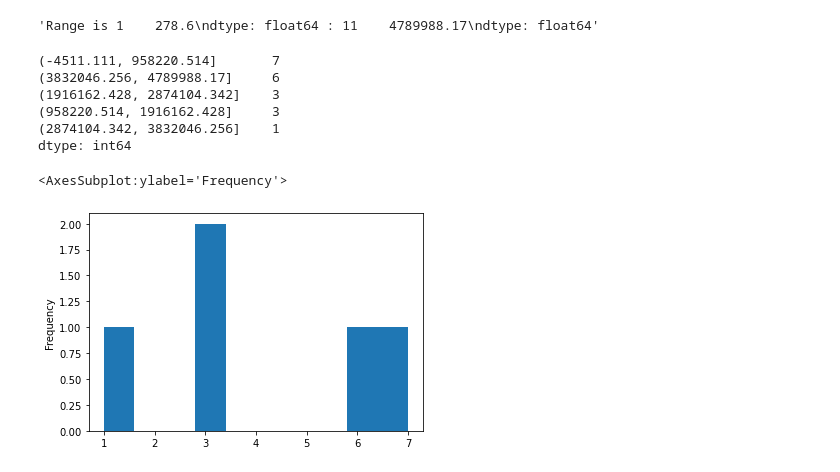
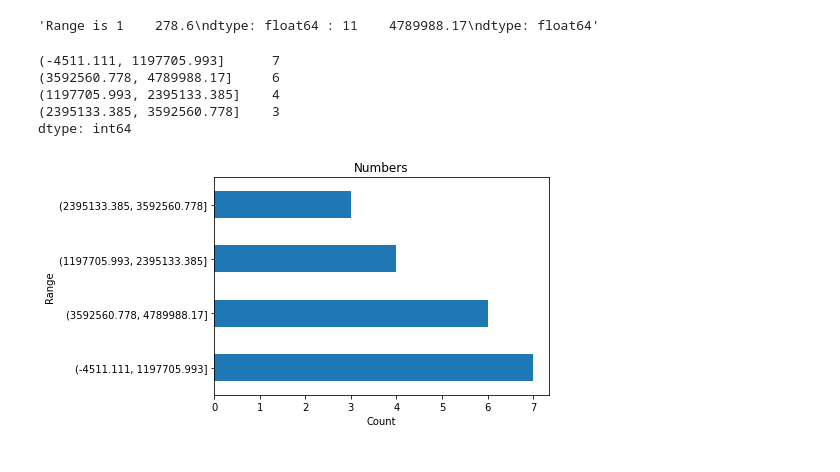
Before and after one commit to albertopuentes/numpy-pandas-visualization-exercises, a Jupyter notebook: pandas_series.ipynb, the cells around one changed output. Drawn from its saved outputs; the diff is of its cells as text; code cells hidden in the pictures.

```diff
--- a/pandas_series.ipynb
+++ b/pandas_series.ipynb
@@ -334,18 +312,20 @@ f'Range is {numbersflt.nsmallest(1)} : {numbersflt.nlargest(1)}'
 'Range is 1    278.6\ndtype: float64 : 11    4789988.17\ndtype: float64'
 # %%
 #3.2.7 Bin the data into 4 equally sized intervals or bins and output how many values fall into each bin.
-numbersflt.value_counts(bins=5)
+numbersflt.value_counts(bins=4)
 # %% [output]
-(-4511.111, 958220.514]       7
-(3832046.256, 4789988.17]     6
-(1916162.428, 2874104.342]    3
-(958220.514, 1916162.428]     3
-(2874104.342, 3832046.256]    1
+(-4511.111, 1197705.993]      7
+(3592560.778, 4789988.17]     6
+(1197705.993, 2395133.385]    4
+(2395133.385, 3592560.778]    3
 dtype: int64
 # %%
 # 3.2.8 Plot the binned data in a meaningful way. Be sure to include a title and axis labels.
-# %%
-numbersflt.value_counts(bins=5).plot.hist()
-# %% [output]
-<AxesSubplot:ylabel='Frequency'>
-[figure, removed]
+# %%
+numbersflt.value_counts(bins=4).plot.barh()
+plt.title('Numbers')
+plt.xlabel('Count')
+plt.ylabel('Range')
+plt.show()
+# %% [output]
+[figure, added]
```
Also changed, not shown: parts of 2 cells of this notebook.
